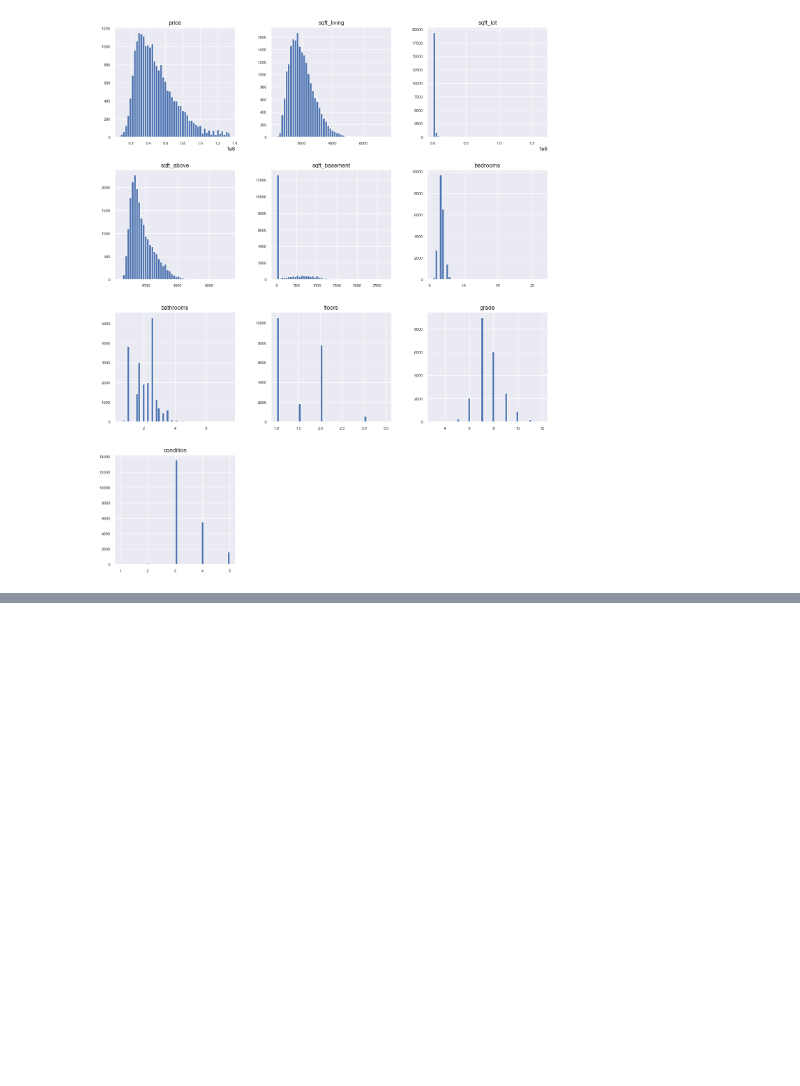
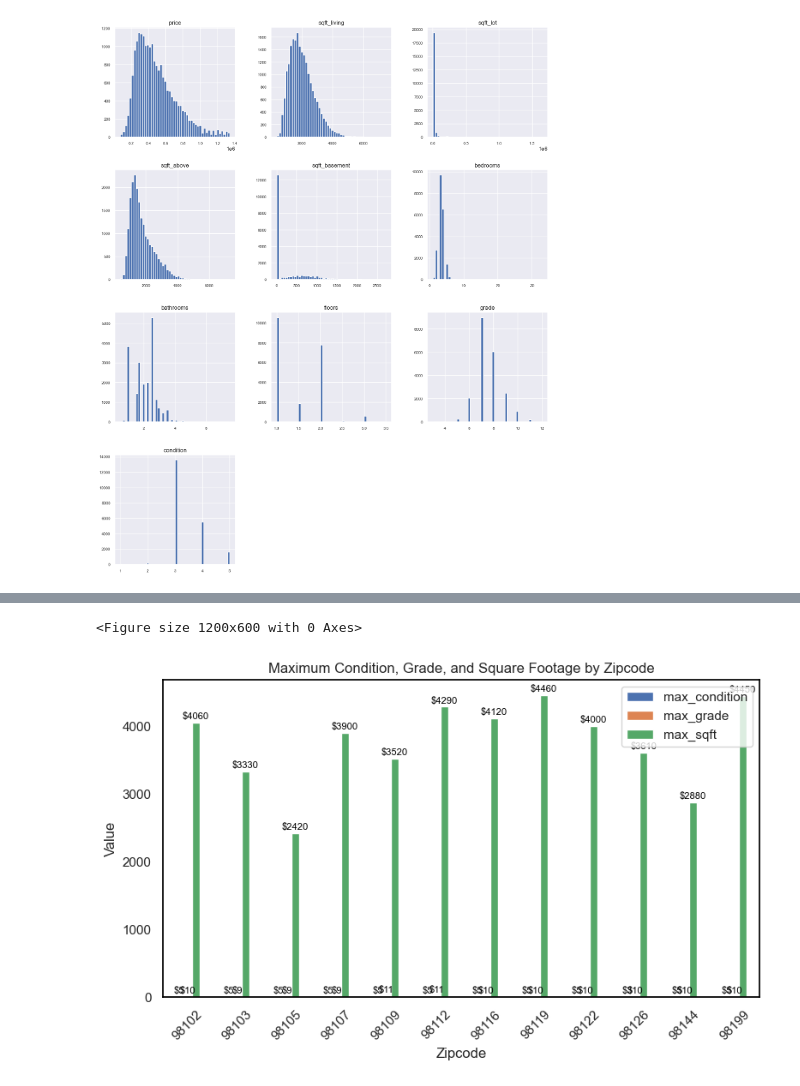
Before and after one commit to eockfen/EDA_King_County_home_sales, a Jupyter notebook: EDA.ipynb, the cells around one changed output, grey strips where cells are left out. Saved outputs shown, nothing was run; the diff lists cells and outputs as text; code cells hidden in the pictures; blank space fills up the shorter version.

```diff
--- a/EDA.ipynb
+++ b/EDA.ipynb
@@ -777,0 +852,28 @@ inspiration here for zipcodes? https://www.kaggle.com/code/saidakbarp/nyc-proper
+# %%
+max_condition_by_zipcode = central_houses_midprice_df.groupby("zipcode")["condition"].max().fillna(0)
+max_grade_by_zipcode = central_houses_midprice_df.groupby("zipcode")["grade"].max().fillna(0)
+max_sqft_by_zipcode = central_houses_midprice_df.groupby("zipcode")["sqft_living"].max().fillna(0)
+
+#Merge the series representing the maximum condition, grade, and square footage by zipcode into a single dataframe
+merged_df = pd.concat([max_condition_by_zipcode, max_grade_by_zipcode, max_sqft_by_zipcode], axis=1)
+merged_df.columns = ["max_condition", "max_grade", "max_sqft"]
+
+# Create a bar plot
+plt.figure(figsize=(12, 6))
+ax = merged_df.plot(kind="bar", stacked=False)
+plt.title("Maximum Condition, Grade, and Square Footage by Zipcode")
+plt.xlabel("Zipcode")
+plt.ylabel("Value")
+plt.xticks(rotation=45)  # Rotate x-axis labels for better readability
+
+# Add price annotations to the bars
+for p in ax.patches:
+    ax.annotate("${:.0f}".format(p.get_height()), (p.get_x() + p.get_width() / 2., p.get_height()),
+                ha='center', va='center', fontsize=8, color='black', xytext=(0, 5),
+                textcoords='offset points')
+
+plt.tight_layout()  # Adjust layout to prevent overlap of labels
+plt.show()
+# %% [output]
+<Figure size 1200x600 with 0 Axes>
+[figure, added]
```
Also changed, not shown: parts of 18 cells of this notebook.
